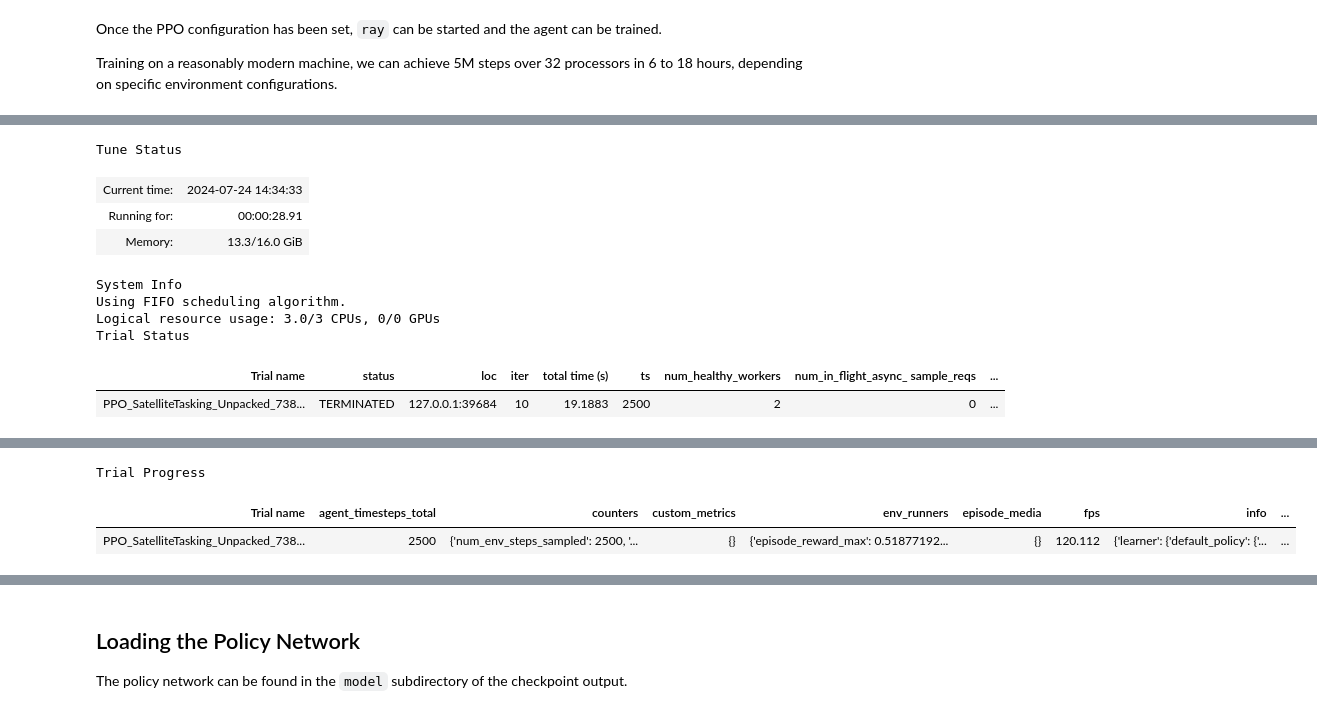
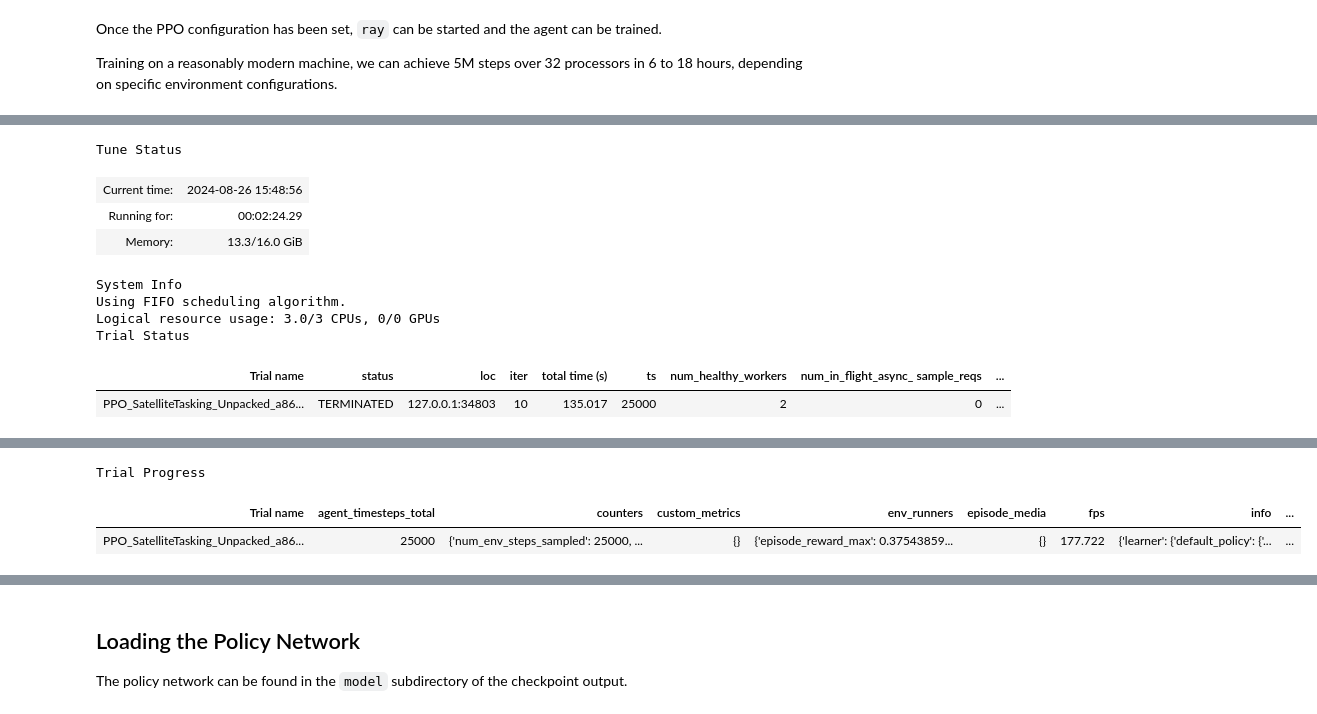
Before and after one commit to AVSLab/bsk_rl, a Jupyter notebook: docs/build/doctrees/nbsphinx/examples/rllib_training.ipynb, the cells around one changed output, grey strips where cells are left out. Cells and saved outputs as stored; diff of their text form; code cells hidden in the pictures.

```diff
--- a/docs/build/doctrees/nbsphinx/examples/rllib_training.ipynb
+++ b/docs/build/doctrees/nbsphinx/examples/rllib_training.ipynb
@@ -53,18 +53,18 @@ class ScanningSatellite(sats.AccessSatellite):
             dict(prop="instrument_pointing_error", norm=np.pi),
             dict(prop="solar_pointing_error", norm=np.pi)
         ),
-        obs.Eclipse(),
         obs.OpportunityProperties(
             dict(prop="opportunity_open", norm=5700),
             dict(prop="opportunity_close", norm=5700),
             type="ground_station",
             n_ahead_observe=1,
         ),
+        obs.Eclipse(norm=5700),
         obs.Time(),
     ]
     action_spec = [
         act.Scan(duration=180.0),
-        act.Charge(duration=180.0),
+        act.Charge(duration=120.0),
         act.Downlink(duration=60.0),
         act.Desat(duration=60.0),
     ]
@@ -78,32 +78,32 @@ sat = ScanningSatellite(
     "Scanner-1",
     sat_args=dict(
         # Data
-        dataStorageCapacity=5000 * 8e6,  # MB to bits
-        storageInit=lambda: np.random.uniform(0, 5000 * 8e6),
-        instrumentBaudRate=0.5e6,
-        transmitterBaudRate=-112e6,
+        dataStorageCapacity=5000 * 8e6,  # bits
+        storageInit=lambda: np.random.uniform(0.0, 0.8) * 5000 * 8e6,
+        instrumentBaudRate=0.5 * 8e6,
+        transmitterBaudRate=-50 * 8e6,
         # Power
-        batteryStorageCapacity=400 * 3600,  # Wh to W*s
-        storedCharge_Init=lambda: np.random.uniform(400 * 3600 * 0.2, 400 * 3600 * 0.8),
-        basePowerDraw=-10.0,
-        instrumentPowerDraw=-30.0,
-        transmitterPowerDraw=-25.0,
-        thrusterPowerDraw=-80.0,
+        batteryStorageCapacity=200 * 3600,  # W*s
+        storedCharge_Init=lambda: np.random.uniform(0.3, 1.0) * 200 * 3600,
+        basePowerDraw=-10.0,  # W
+        instrumentPowerDraw=-30.0,  # W
+        transmitterPowerDraw=-25.0,  # W
+        thrusterPowerDraw=-80.0,  # W
+        panelArea=0.25,
         # Attitude
         imageAttErrorRequirement=0.1,
         imageRateErrorRequirement=0.1,
-        disturbance_vector=lambda: np.random.normal(scale=0.0001, size=3),
+        disturbance_vector=lambda: np.random.normal(scale=0.0001, size=3),  # N*m
         maxWheelSpeed=6000.0,  # RPM
         wheelSpeeds=lambda: np.random.uniform(-3000, 3000, 3),
         desatAttitude="nadir",
-        nHat_B=np.array([0, 0, -1]),  # Solar panel orientation
     )
 )
 # %% [markdown]
 Finally, the environment arguments are set. Stepping through this environment is
 demonstrated at the bottom of the page.
 # %%
-duration = 2 * 5700.0  # About 2 orbits
+duration = 5 * 5700.0  # About 5 orbits
 env_args = dict(
     satellite=sat,
     scenario=scene.UniformNadirScanning(value_per_second=1/duration),
@@ -150,10 +150,12 @@ from bsk_rl import SatelliteTasking
 from bsk_rl.utils.rllib import unpack_config
 from ray.rllib.algorithms.ppo import PPOConfig
 
+N_CPUS = 3
+
 training_args = dict(
     lr=0.00003,
     gamma=0.999,
-    train_batch_size=250,  # In practice, usually a bigger number
+    train_batch_size=2500,
     num_sgd_iter=10,
     model=dict(fcnet_hiddens=[512, 512], vf_share_layers=False),
     lambda_=0.95,
@@ -165,7 +167,7 @@ training_args = dict(
 config = (
     PPOConfig()
     .training(**training_args)
-    .env_runners(num_env_runners=2, sample_timeout_s=1000.0)
+    .env_runners(num_env_runners=N_CPUS-1, sample_timeout_s=1000.0)
     .environment(
         env=unpack_config(SatelliteTasking),
         env_config=env_args,
@@ -197,7 +199,7 @@ from ray import tune
 
 ray.init(
     ignore_reinit_error=True,
-    num_cpus=3,
+    num_cpus=N_CPUS,
     object_store_memory=2_000_000_000,  # 2 GB
 )
 
@@ -218,10 +220,10 @@ ray.shutdown()
 Tune Status
-| Current time: | 2024-07-24 14:34:33 |
-| Running for: | 00:00:28.91 |
+| Current time: | 2024-08-26 15:48:56 |
+| Running for: | 00:02:24.29 |
 | Memory: | 13.3/16.0 GiB |
 System Info
 Using FIFO scheduling algorithm.
 Logical resource usage: 3.0/3 CPUs, 0/0 GPUs
 Trial Status
 | Trial name | status | loc | iter | total time (s) | ts | num_healthy_workers | num_in_flight_async_ sample_reqs | ... |
-| PPO_SatelliteTasking_Unpacked_738... | TERMINATED | 127.0.0.1:39684 | 10 | 19.1883 | 2500 | 2 | 0 | ... |
+| PPO_SatelliteTasking_Unpacked_a86... | TERMINATED | 127.0.0.1:34803 | 10 | 135.017 | 25000 | 2 | 0 | ... |
@@ -243,3 +249,3 @@ Trial Status
 Trial Progress
 | Trial name | agent_timesteps_total | counters | custom_metrics | env_runners | episode_media | fps | info | ... |
-| PPO_SatelliteTasking_Unpacked_738... | 2500 | {'num_env_steps_sampled': 2500, '... | {} | {'episode_reward_max': 0.51877192... | {} | 120.112 | {'learner': {'default_policy': {'... | ... |
+| PPO_SatelliteTasking_Unpacked_a86... | 25000 | {'num_env_steps_sampled': 25000, ... | {} | {'episode_reward_max': 0.37543859... | {} | 177.722 | {'learner': {'default_policy': {'... | ... |
```
Also changed, not shown: parts of 3 cells of this notebook, 9 other files.
